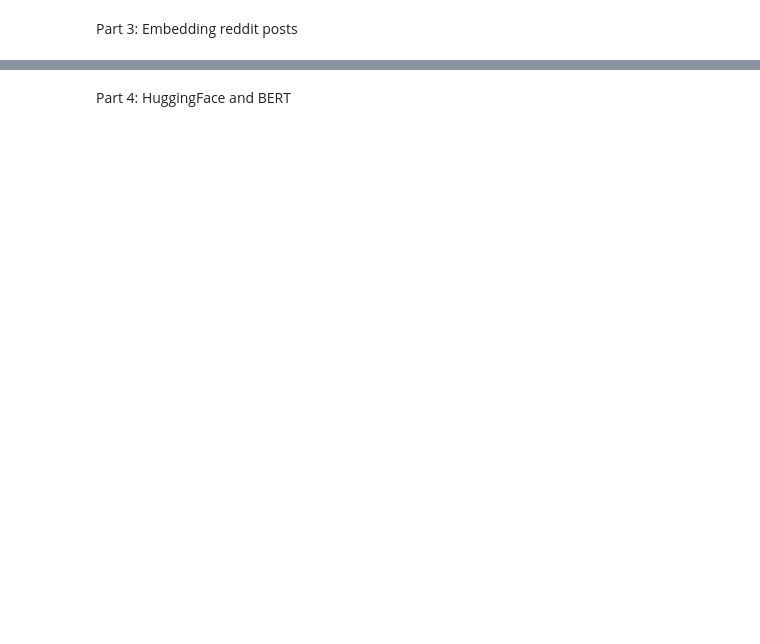
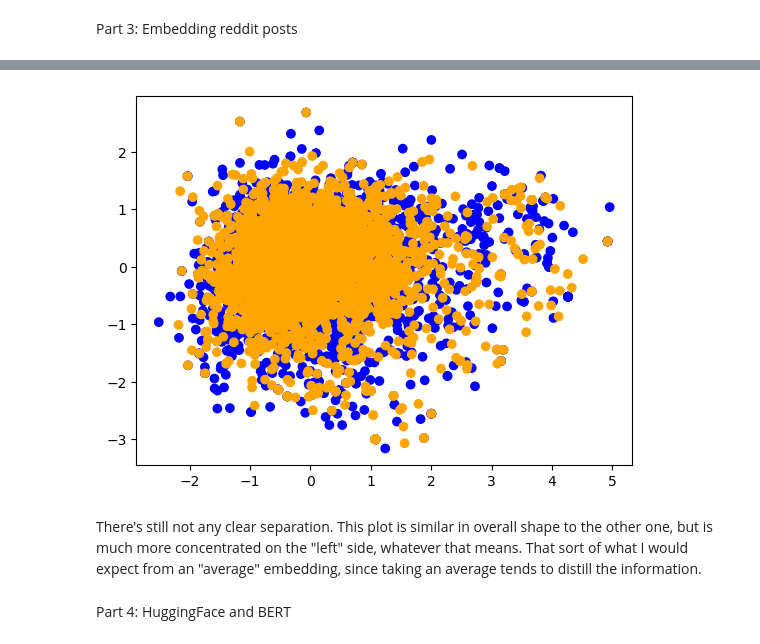
Before and after one commit to Ben-Vogt/project3-embeddings, a Jupyter notebook: project-3.ipynb, the cells around one changed output, grey strips where cells are left out. Cells and saved outputs as stored; diff of their text form; code cells hidden in the pictures; blank space fills up the shorter version.

```diff
--- a/project-3.ipynb
+++ b/project-3.ipynb
@@ -231,12 +341,37 @@ plt.show()
 # %%
 
 #use this function to calculate the average embedding of each post in the dataset
 
 #plot the pca of the average embeddings, color by the "label" column
+data=data.reset_index(drop=True)
+sentences=data["lemmatized_text"]
+#we can then calculate the average embedding of each sentence
+
+avg_embeddings = []
+colors = []
+
+for i, sentence in enumerate(sentences):
+    embedding = avg_embedding(sentence, model)
+    if embedding is not None and not np.isnan(embedding).any():
+        avg_embeddings.append(embedding)
+        colors.append('blue' if (data['label'].loc[i] == 1) else 'orange')
+
+# Convert avg_embeddings to a 2D numpy array
+avg_embeddings = np.array(avg_embeddings)
+
+X_pca=pca.fit_transform(avg_embeddings)
+
+plt.scatter(X_pca[:,0],X_pca[:,1], c=colors)
+
+plt.show()
 
 #how is this plot different from the previous one?
 
 #is there clear separation?
+# %% [output]
+[figure, added]
+# %% [markdown]
+There's still not any clear separation. This plot is similar in overall shape to the other one, but is much more concentrated on the "left" side, whatever that means. That sort of what I would expect from an "average" embedding, since taking an average tends to distill the information.
 # %% [markdown]
 Part 4: HuggingFace and BERT
 # %%
```
Also changed, not shown: parts of 25 cells of this notebook.
